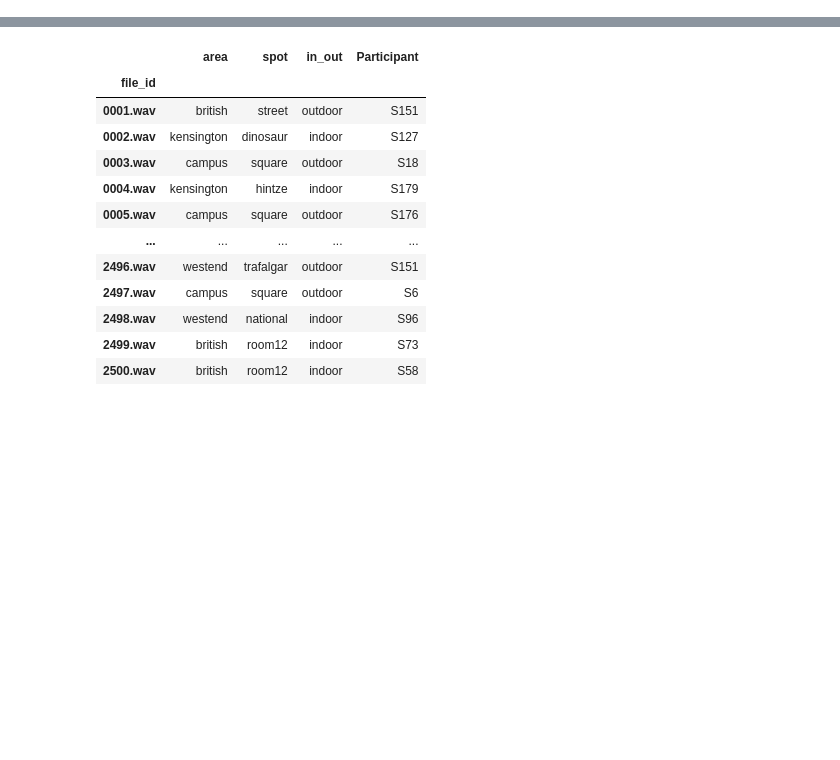
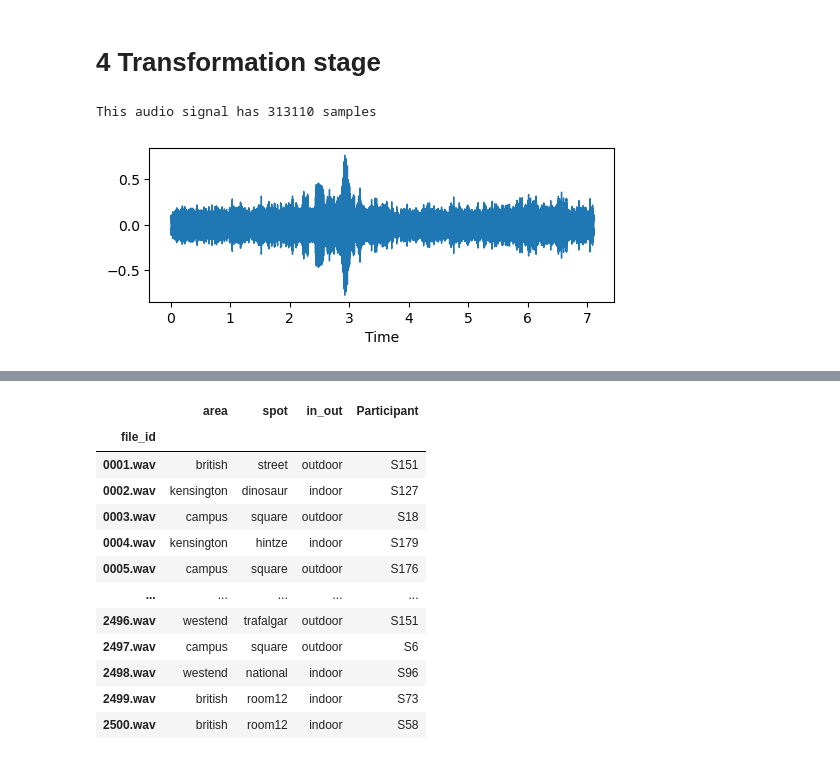
Before and after one commit to arkochatterjee/qmul-mLEnd-project, a Jupyter notebook: advanced.ipynb, the cells around one changed output, grey strips where cells are left out. Cells and saved outputs as stored; diff of their text form; code cells hidden in the pictures; blank space fills up the shorter version.

```diff
--- a/advanced.ipynb
+++ b/advanced.ipynb
@@ -30,0 +71,2 @@ len(files)
+# %% [markdown]
+# 4 Transformation stage
@@ -30,0 +76,15 @@ len(files)
+# %%
+n = 99
+fs = None
+
+x, fs = librosa.load(files[n],sr=fs)
+print('This audio signal has', len(x), 'samples')
+
+plt.figure(figsize=(6, 2))
+librosa.display.waveshow(x, sr=fs)
+plt.show()
+
+display(ipd.Audio(files[n]))
+# %% [output]
+This audio signal has 313110 samples
+[figure, added]
```
Also changed, not shown: parts of 72 cells of this notebook, 3 other files.
